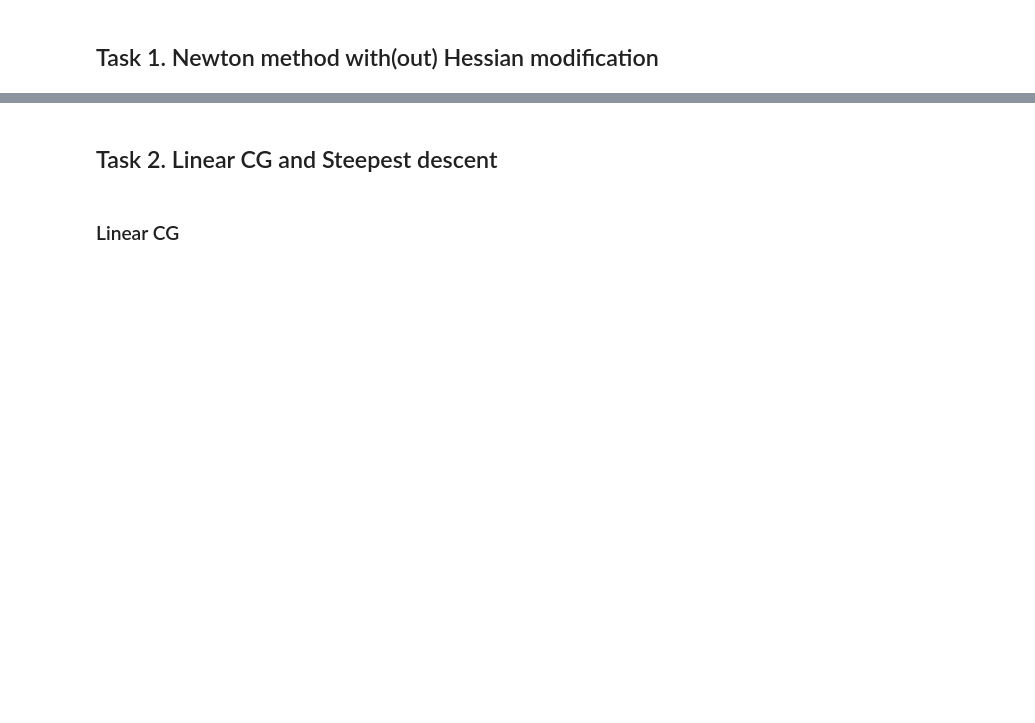
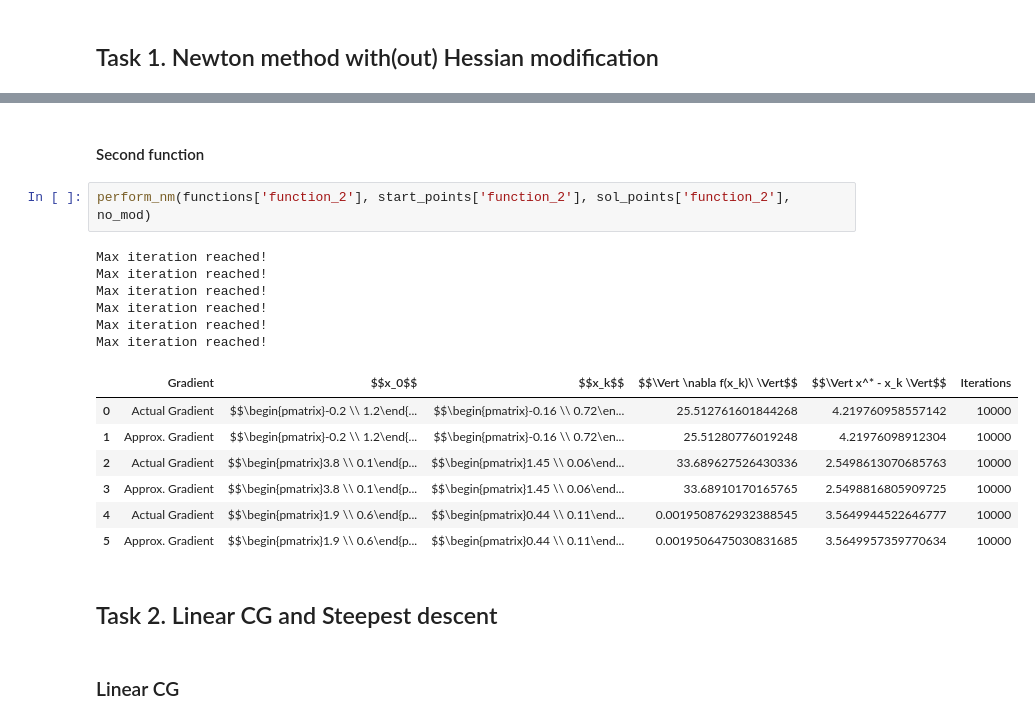
Before and after one commit to pilzpascal/ss23_Numerical_Optimisation, a Jupyter notebook: 1/Phase 2/phase2.ipynb, the cells around one changed output, grey strips where cells are left out. Cells and saved outputs as stored; diff of their text form; blank space fills up the shorter version.

```diff
--- a/1/Phase 2/phase2.ipynb
+++ b/1/Phase 2/phase2.ipynb
@@ -86,3 +100,21 @@ distance to true endpoint: .. 1.583708191303926e-06
+# %% [markdown]
+#### Second function
+# %%
+perform_nm(functions['function_2'], start_points['function_2'], sol_points['function_2'], no_mod)
+# %% [output]
+Max iteration reached!
+Max iteration reached!
+Max iteration reached!
+Max iteration reached!
+Max iteration reached!
+Max iteration reached!
+|  | Gradient | $$x_0$$ | $$x_k$$ | $$\Vert \nabla f(x_k)\ \Vert$$ | $$\Vert x^* - x_k \Vert$$ | Iterations |
+| 0 | Actual Gradient | $$\begin{pmatrix}-0.2 \\ 1.2\end{... | $$\begin{pmatrix}-0.16 \\ 0.72\en... | 25.512761601844268 | 4.219760958557142 | 10000 |
+| 1 | Approx. Gradient | $$\begin{pmatrix}-0.2 \\ 1.2\end{... | $$\begin{pmatrix}-0.16 \\ 0.72\en... | 25.51280776019248 | 4.21976098912304 | 10000 |
+| 2 | Actual Gradient | $$\begin{pmatrix}3.8 \\ 0.1\end{p... | $$\begin{pmatrix}1.45 \\ 0.06\end... | 33.689627526430336 | 2.5498613070685763 | 10000 |
+| 3 | Approx. Gradient | $$\begin{pmatrix}3.8 \\ 0.1\end{p... | $$\begin{pmatrix}1.45 \\ 0.06\end... | 33.68910170165765 | 2.5498816805909725 | 10000 |
+| 4 | Actual Gradient | $$\begin{pmatrix}1.9 \\ 0.6\end{p... | $$\begin{pmatrix}0.44 \\ 0.11\end... | 0.0019508762932388545 | 3.5649944522646777 | 10000 |
+| 5 | Approx. Gradient | $$\begin{pmatrix}1.9 \\ 0.6\end{p... | $$\begin{pmatrix}0.44 \\ 0.11\end... | 0.0019506475030831685 | 3.5649957359770634 | 10000 |
 # %% [markdown]
 ## Task 2. Linear CG and Steepest descent
 # %% [markdown]
```
Also changed, not shown: parts of 17 cells of this notebook.
